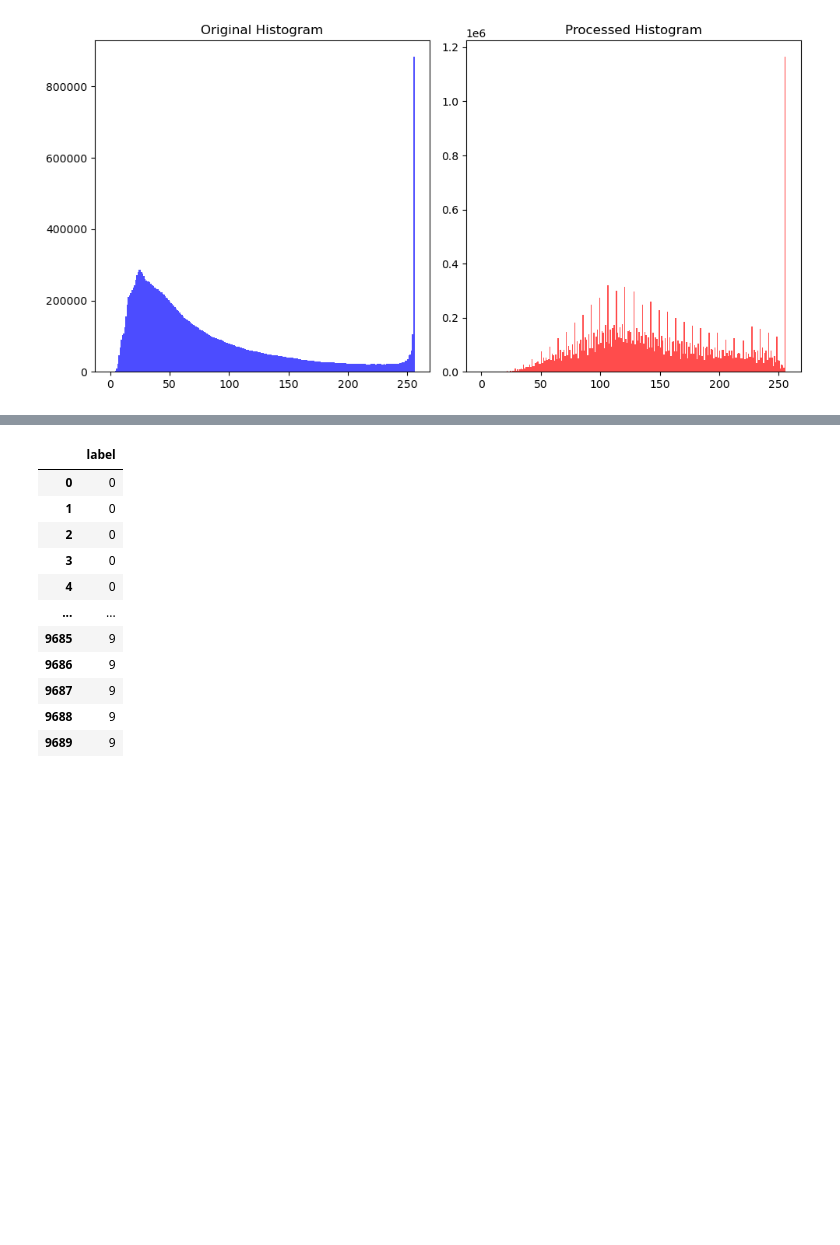
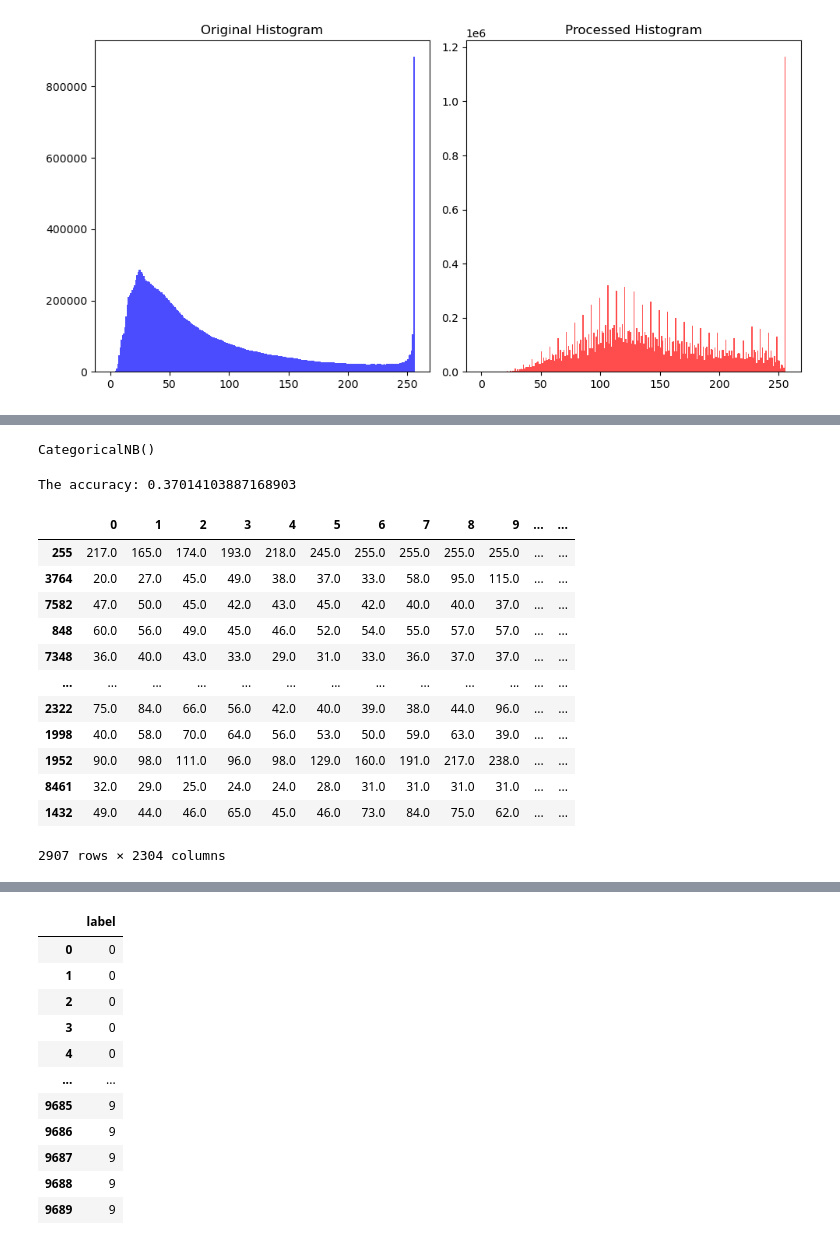
Before and after one commit to Suhail270/DMML, a Jupyter notebook: Coursework/Part 1/Models-PCA.ipynb, the cells around one changed output, grey strips where cells are left out. Cells and saved outputs as stored; diff of their text form; code cells hidden in the pictures; blank space fills up the shorter version.

```diff
--- a/Coursework/Part 1/Models-PCA.ipynb
+++ b/Coursework/Part 1/Models-PCA.ipynb
@@ -453,0 +675,30 @@ plt.show()
+# %%
+from sklearn.naive_bayes import CategoricalNB
+categoricalClf = CategoricalNB()
+X_train, X_test, Y_train, Y_test = train_test_split(x_train, y_train, test_size=0.3, random_state=22)
+
+categoricalClf.fit(X_train, Y_train)
+# %% [output]
+CategoricalNB()
+# %%
+categoricalPredictions = categoricalClf.predict(X_test)
+categoricalAcc = accuracy_score(Y_test, categoricalPredictions)
+print("The accuracy:", categoricalAcc)
+# %% [output]
+The accuracy: 0.37014103887168903
+# %%
+X_test
+# %% [output]
+|  | 0 | 1 | 2 | 3 | 4 | 5 | 6 | 7 | 8 | 9 | ... | ... |
+| 255 | 217.0 | 165.0 | 174.0 | 193.0 | 218.0 | 245.0 | 255.0 | 255.0 | 255.0 | 255.0 | ... | ... |
+| 3764 | 20.0 | 27.0 | 45.0 | 49.0 | 38.0 | 37.0 | 33.0 | 58.0 | 95.0 | 115.0 | ... | ... |
+| 7582 | 47.0 | 50.0 | 45.0 | 42.0 | 43.0 | 45.0 | 42.0 | 40.0 | 40.0 | 37.0 | ... | ... |
+| 848 | 60.0 | 56.0 | 49.0 | 45.0 | 46.0 | 52.0 | 54.0 | 55.0 | 57.0 | 57.0 | ... | ... |
+| 7348 | 36.0 | 40.0 | 43.0 | 33.0 | 29.0 | 31.0 | 33.0 | 36.0 | 37.0 | 37.0 | ... | ... |
+| ... | ... | ... | ... | ... | ... | ... | ... | ... | ... | ... | ... | ... |
+| 2322 | 75.0 | 84.0 | 66.0 | 56.0 | 42.0 | 40.0 | 39.0 | 38.0 | 44.0 | 96.0 | ... | ... |
+| 1998 | 40.0 | 58.0 | 70.0 | 64.0 | 56.0 | 53.0 | 50.0 | 59.0 | 63.0 | 39.0 | ... | ... |
+| 1952 | 90.0 | 98.0 | 111.0 | 96.0 | 98.0 | 129.0 | 160.0 | 191.0 | 217.0 | 238.0 | ... | ... |
+| 8461 | 32.0 | 29.0 | 25.0 | 24.0 | 24.0 | 28.0 | 31.0 | 31.0 | 31.0 | 31.0 | ... | ... |
+| 1432 | 49.0 | 44.0 | 46.0 | 65.0 | 45.0 | 46.0 | 73.0 | 84.0 | 75.0 | 62.0 | ... | ... |
+2907 rows × 2304 columns
```
Also changed, not shown: parts of 51 cells of this notebook.
